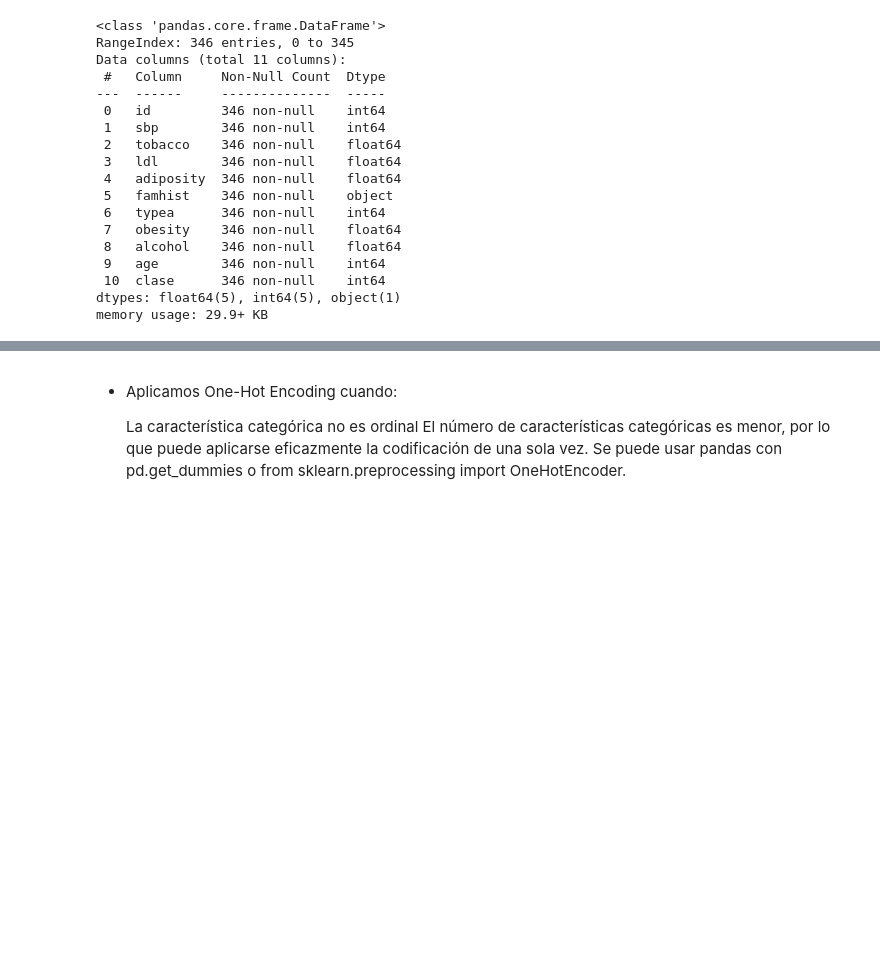
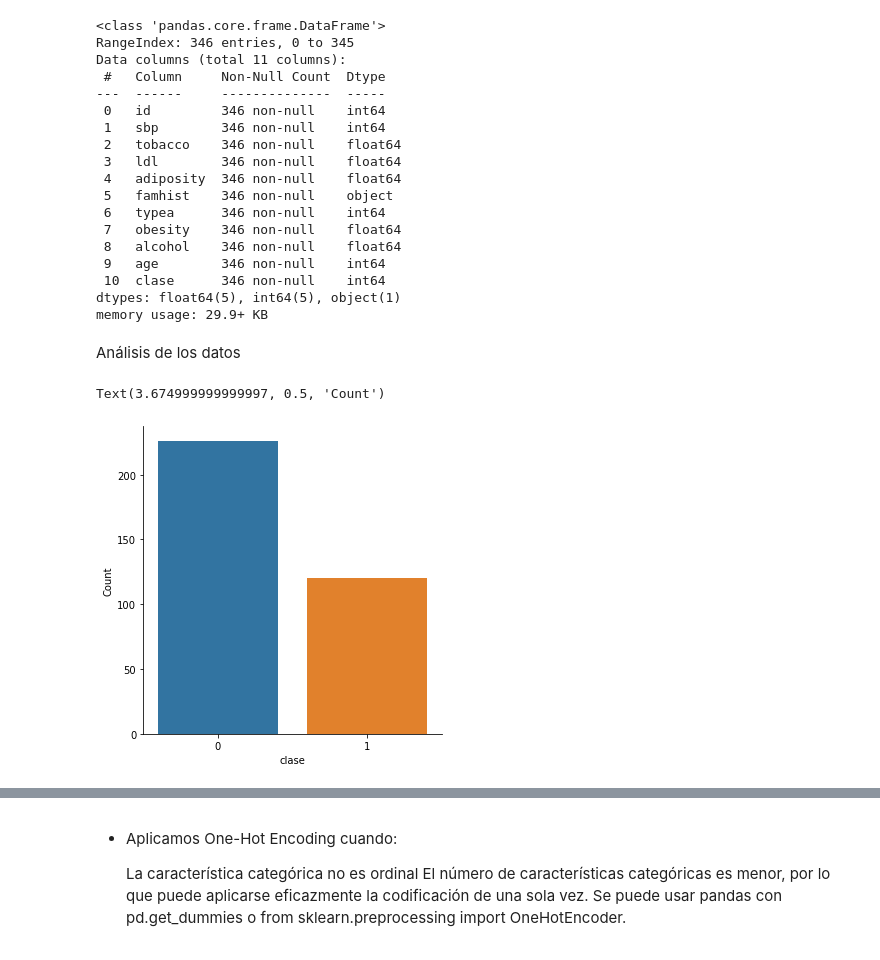
Before and after one commit to Crepot/sistemas-de-gestion-u4, a Jupyter notebook: Notebook_Competencia_Enviar_Datos.ipynb, the cells around one changed output, grey strips where cells are left out. Drawn from its saved outputs; the diff is of its cells as text; code cells hidden in the pictures; blank space fills up the shorter version.

```diff
--- a/Notebook_Competencia_Enviar_Datos.ipynb
+++ b/Notebook_Competencia_Enviar_Datos.ipynb
@@ -44,3 +45,16 @@ Data columns (total 11 columns):
  10  clase      346 non-null    int64
 dtypes: float64(5), int64(5), object(1)
 memory usage: 29.9+ KB
+# %% [markdown]
+Análisis de los datos
+# %%
+import seaborn as sb
+from matplotlib import pyplot as plt
+
+#Lo anterior con un gráfico de barras.
+sb.catplot(x='clase', kind='count', data=datos)
+plt.xlabel("clase")
+plt.ylabel("Count")
+# %% [output]
+Text(3.674999999999997, 0.5, 'Count')
+[figure, added]
```
Also changed, not shown: parts of 4 cells of this notebook.
